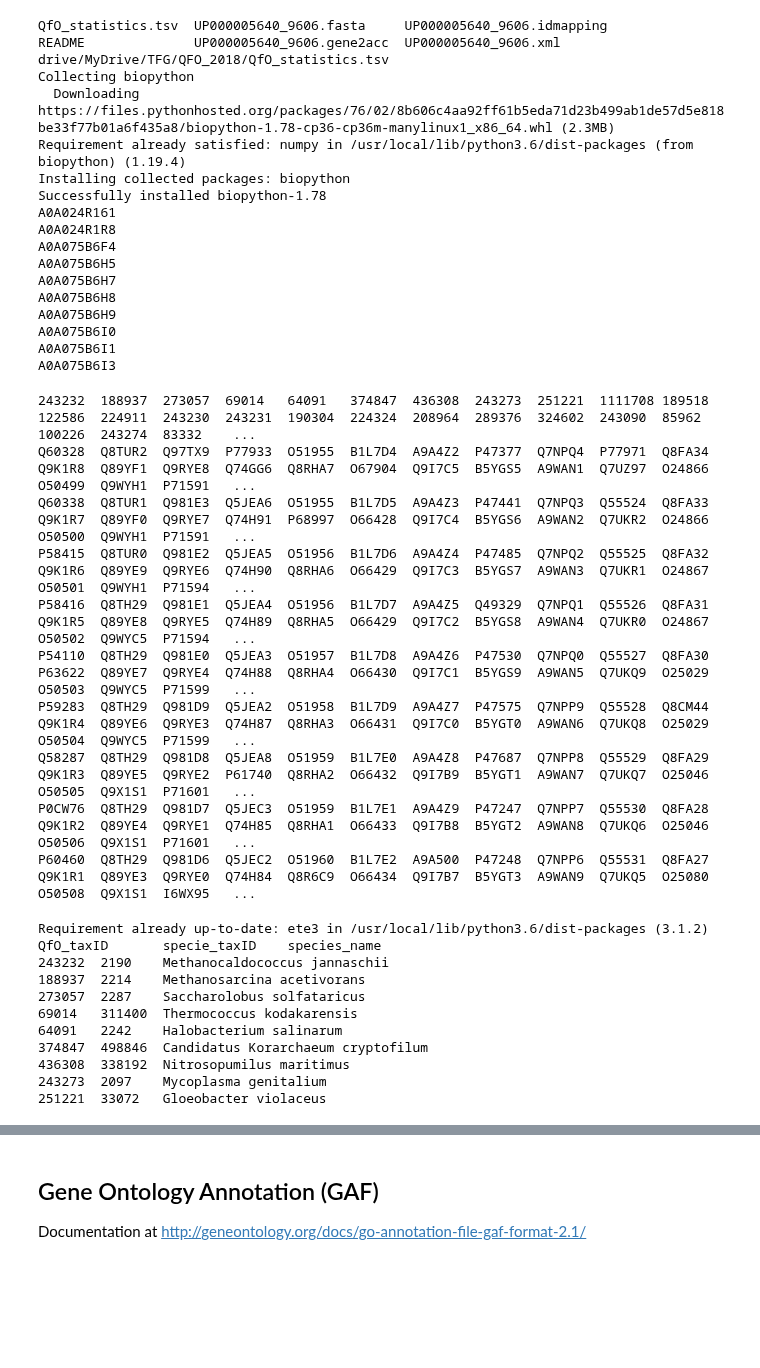
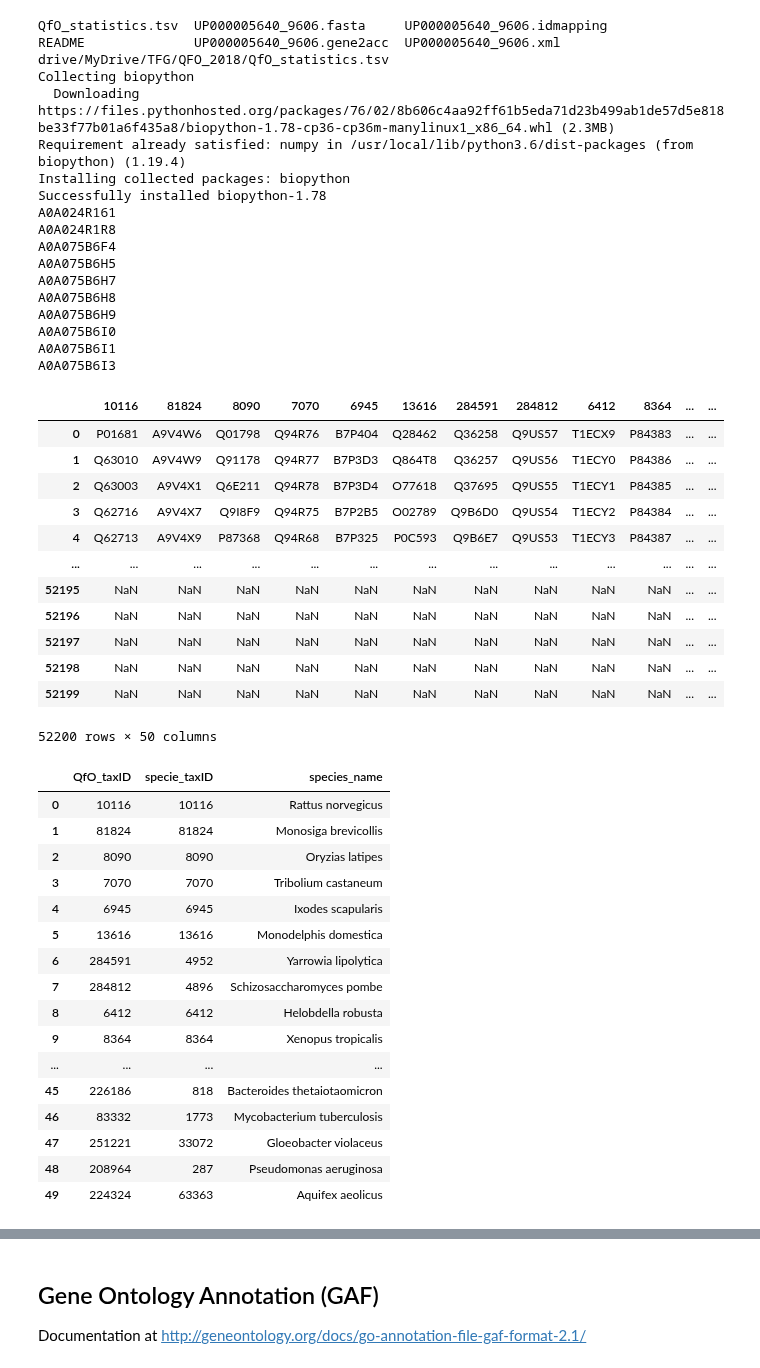
Before and after one commit to geovalexis/PP2GO, a Jupyter notebook: Methods.ipynb, the cells around one changed output, grey strips where cells are left out. Cells and saved outputs as stored; diff of their text form; code cells hidden in the pictures; blank space fills up the shorter version.

```diff
--- a/Methods.ipynb
+++ b/Methods.ipynb
@@ -60,30 +65,27 @@ A0A075B6I3
 # %%
-# Get QfO species (taxIDs) and all their corresponding uniprotIDs available in the QfO database
-
-#!wget ftp://ftp.ebi.ac.uk/pub/databases/reference_proteomes/previous_releases/qfo_release-2018_04/QfO_release_2018_04.tar.gz
-#!tar -xvzf QfO_release_2018_04.tar.gz --one-top-level
-
 import os
 import pandas as pd
 qfoDir='./QfO_release_2018_04/'
 QfO_proteome = {}
 for subdir, dirs, files in os.walk(qfoDir):
     for file in files:
         if file.endswith(".gene2acc"):
             taxID = file.split("_")[1].split(".")[0]
             QfO_proteome[taxID] = pd.read_csv(os.path.join(subdir, file), sep="\t", names=["GeneSymbol", "UniprotKB", "CanonicalGeneSymbol"], usecols=["UniprotKB"])["UniprotKB"]
 QfO_proteome = pd.DataFrame(QfO_proteome)
-QfO_proteome.head()
 QfO_proteome.to_csv("drive/MyDrive/TFG/QFO_2018/QfO_uniprotKBs.tsv", sep="\t", header=True, index=False)
-!head drive/MyDrive/TFG/QFO_2018/QfO_uniprotKBs.tsv
+QfO_proteome
 # %% [output]
+|  | 10116 | 81824 | 8090 | 7070 | 6945 | 13616 | 284591 | 284812 | 6412 | 8364 | ... | ... |
+| 0 | P01681 | A9V4W6 | Q01798 | Q94R76 | B7P404 | Q28462 | Q36258 | Q9US57 | T1ECX9 | P84383 | ... | ... |
+| 1 | Q63010 | A9V4W9 | Q91178 | Q94R77 | B7P3D3 | Q864T8 | Q36257 | Q9US56 | T1ECY0 | P84386 | ... | ... |
+| 2 | Q63003 | A9V4X1 | Q6E211 | Q94R78 | B7P3D4 | O77618 | Q37695 | Q9US55 | T1ECY1 | P84385 | ... | ... |
+| 3 | Q62716 | A9V4X7 | Q9I8F9 | Q94R75 | B7P2B5 | O02789 | Q9B6D0 | Q9US54 | T1ECY2 | P84384 | ... | ... |
+| 4 | Q62713 | A9V4X9 | P87368 | Q94R68 | B7P325 | P0C593 | Q9B6E7 | Q9US53 | T1ECY3 | P84387 | ... | ... |
+| ... | ... | ... | ... | ... | ... | ... | ... | ... | ... | ... | ... | ... |
+| 52195 | NaN | NaN | NaN | NaN | NaN | NaN | NaN | NaN | NaN | NaN | ... | ... |
+| 52196 | NaN | NaN | NaN | NaN | NaN | NaN | NaN | NaN | NaN | NaN | ... | ... |
+| 52197 | NaN | NaN | NaN | NaN | NaN | NaN | NaN | NaN | NaN | NaN | ... | ... |
+| 52198 | NaN | NaN | NaN | NaN | NaN | NaN | NaN | NaN | NaN | NaN | ... | ... |
+| 52199 | NaN | NaN | NaN | NaN | NaN | NaN | NaN | NaN | NaN | NaN | ... | ... |
-243232  188937  273057  69014   64091   374847  436308  243273  251221  1111708 189518  122586  224911  243230  243231  190304  224324  208964  289376  324602  243090  85962   100226  243274  83332    ...
-Q60328  Q8TUR2  Q97TX9  P77933  O51955  B1L7D4  A9A4Z2  P47377  Q7NPQ4  P77971  Q8FA34  Q9K1R8  Q89YF1  Q9RYE8  Q74GG6  Q8RHA7  O67904  Q9I7C5  B5YGS5  A9WAN1  Q7UZ97  O24866  O50499  Q9WYH1  P71591   ...
-Q60338  Q8TUR1  Q981E3  Q5JEA6  O51955  B1L7D5  A9A4Z3  P47441  Q7NPQ3  Q55524  Q8FA33  Q9K1R7  Q89YF0  Q9RYE7  Q74H91  P68997  O66428  Q9I7C4  B5YGS6  A9WAN2  Q7UKR2  O24866  O50500  Q9WYH1  P71591   ...
-P58415  Q8TUR0  Q981E2  Q5JEA5  O51956  B1L7D6  A9A4Z4  P47485  Q7NPQ2  Q55525  Q8FA32  Q9K1R6  Q89YE9  Q9RYE6  Q74H90  Q8RHA6  O66429  Q9I7C3  B5YGS7  A9WAN3  Q7UKR1  O24867  O50501  Q9WYH1  P71594   ...
-P58416  Q8TH29  Q981E1  Q5JEA4  O51956  B1L7D7  A9A4Z5  Q49329  Q7NPQ1  Q55526  Q8FA31  Q9K1R5  Q89YE8  Q9RYE5  Q74H89  Q8RHA5  O66429  Q9I7C2  B5YGS8  A9WAN4  Q7UKR0  O24867  O50502  Q9WYC5  P71594   ...
-P54110  Q8TH29  Q981E0  Q5JEA3  O51957  B1L7D8  A9A4Z6  P47530  Q7NPQ0  Q55527  Q8FA30  P63622  Q89YE7  Q9RYE4  Q74H88  Q8RHA4  O66430  Q9I7C1  B5YGS9  A9WAN5  Q7UKQ9  O25029  O50503  Q9WYC5  P71599   ...
-P59283  Q8TH29  Q981D9  Q5JEA2  O51958  B1L7D9  A9A4Z7  P47575  Q7NPP9  Q55528  Q8CM44  Q9K1R4  Q89YE6  Q9RYE3  Q74H87  Q8RHA3  O66431  Q9I7C0  B5YGT0  A9WAN6  Q7UKQ8  O25029  O50504  Q9WYC5  P71599   ...
-Q58287  Q8TH29  Q981D8  Q5JEA8  O51959  B1L7E0  A9A4Z8  P47687  Q7NPP8  Q55529  Q8FA29  Q9K1R3  Q89YE5  Q9RYE2  P61740  Q8RHA2  O66432  Q9I7B9  B5YGT1  A9WAN7  Q7UKQ7  O25046  O50505  Q9X1S1  P71601   ...
-P0CW76  Q8TH29  Q981D7  Q5JEC3  O51959  B1L7E1  A9A4Z9  P47247  Q7NPP7  Q55530  Q8FA28  Q9K1R2  Q89YE4  Q9RYE1  Q74H85  Q8RHA1  O66433  Q9I7B8  B5YGT2  A9WAN8  Q7UKQ6  O25046  O50506  Q9X1S1  P71601   ...
-P60460  Q8TH29  Q981D6  Q5JEC2  O51960  B1L7E2  A9A500  P47248  Q7NPP6  Q55531  Q8FA27  Q9K1R1  Q89YE3  Q9RYE0  Q74H84  Q8R6C9  O66434  Q9I7B7  B5YGT3  A9WAN9  Q7UKQ5  O25080  O50508  Q9X1S1  I6WX95   ...
+52200 rows × 50 columns
@@ -90,16 +95,6 @@ P60460  Q8TH29  Q981D6  Q5JEC2  O51960  B1L7E2  A9A500  P47248  Q7NPP6  Q55531
 # %%
-# Get species taxIDs from QfO (it comes with many strain or subspecie taxIDs)
-
-!pip install --upgrade ete3
 from ete3 import NCBITaxa
 import pandas as pd
-
-# The first line (header) of the tsv file corresponds to the taxIDs of the reference species
-QfO_reference_taxa = pd.read_csv("drive/MyDrive/TFG/QFO_2018/QfO_uniprotKBs.tsv", sep="\t", nrows=0).columns.astype("int32")
-QfO_reference_species = [(QfO_reference_taxa[i], *getSpecie(QfO_reference_taxa[i])) for i in range(QfO_reference_taxa.size)]
-QfO_reference_species = pd.DataFrame(QfO_reference_species, columns=["QfO_taxID", "specie_taxID", "species_name"])
-QfO_reference_species.to_csv("drive/MyDrive/TFG/QFO_2018/subspecieID2specieID.tsv", sep="\t", header=True, index=False)
-!head drive/MyDrive/TFG/QFO_2018/subspecieID2specieID.tsv
 
 # Snippet got from mapQfO2MtP.py (Gabaldonlab/qfo-2020 repo) but slightly modified to also output specie's name
 def getSpecie(taxID: int):
@@ -121,18 +116,31 @@ def getSpecie(taxID: int):
                 specieID = j
     species_name = ncbi.get_taxid_translator([specieID])[specieID]
     return specieID, species_name
+
+# The first line (header) of the tsv file corresponds to the taxIDs of the reference species
+QfO_reference_taxa = pd.read_csv("drive/MyDrive/TFG/QFO_2018/QfO_uniprotKBs.tsv", sep="\t", nrows=0).columns.astype("int32")
+QfO_reference_species = [(QfO_reference_taxa[i], *getSpecie(QfO_reference_taxa[i])) for i in range(QfO_reference_taxa.size)]
+QfO_reference_species = pd.DataFrame(QfO_reference_species, columns=["QfO_taxID", "specie_taxID", "species_name"])
+QfO_reference_species.to_csv("drive/MyDrive/TFG/QFO_2018/subspecieID2specieID.tsv", sep="\t", header=True, index=False)
+QfO_reference_species
 # %% [output]
-Requirement already up-to-date: ete3 in /usr/local/lib/python3.6/dist-packages (3.1.2)
-QfO_taxID       specie_taxID    species_name
-243232  2190    Methanocaldococcus jannaschii
-188937  2214    Methanosarcina acetivorans
-273057  2287    Saccharolobus solfataricus
-69014   311400  Thermococcus kodakarensis
-64091   2242    Halobacterium salinarum
-374847  498846  Candidatus Korarchaeum cryptofilum
-436308  338192  Nitrosopumilus maritimus
-243273  2097    Mycoplasma genitalium
-251221  33072   Gloeobacter violaceus
+|  | QfO_taxID | specie_taxID | species_name |
+| 0 | 10116 | 10116 | Rattus norvegicus |
+| 1 | 81824 | 81824 | Monosiga brevicollis |
+| 2 | 8090 | 8090 | Oryzias latipes |
+| 3 | 7070 | 7070 | Tribolium castaneum |
+| 4 | 6945 | 6945 | Ixodes scapularis |
+| 5 | 13616 | 13616 | Monodelphis domestica |
+| 6 | 284591 | 4952 | Yarrowia lipolytica |
+| 7 | 284812 | 4896 | Schizosaccharomyces pombe |
+| 8 | 6412 | 6412 | Helobdella robusta |
+| 9 | 8364 | 8364 | Xenopus tropicalis |
+| ... | ... | ... | ... |
+| 45 | 226186 | 818 | Bacteroides thetaiotaomicron |
+| 46 | 83332 | 1773 | Mycobacterium tuberculosis |
+| 47 | 251221 | 33072 | Gloeobacter violaceus |
+| 48 | 208964 | 287 | Pseudomonas aeruginosa |
+| 49 | 224324 | 63363 | Aquifex aeolicus |
 # %%
 # Human referece proteome dataset - CANONICAL PROTEOME
 # These are only the canonical proteins (in the xml are only the canonical sequences).
```
Also changed, not shown: parts of 4 cells of this notebook.
